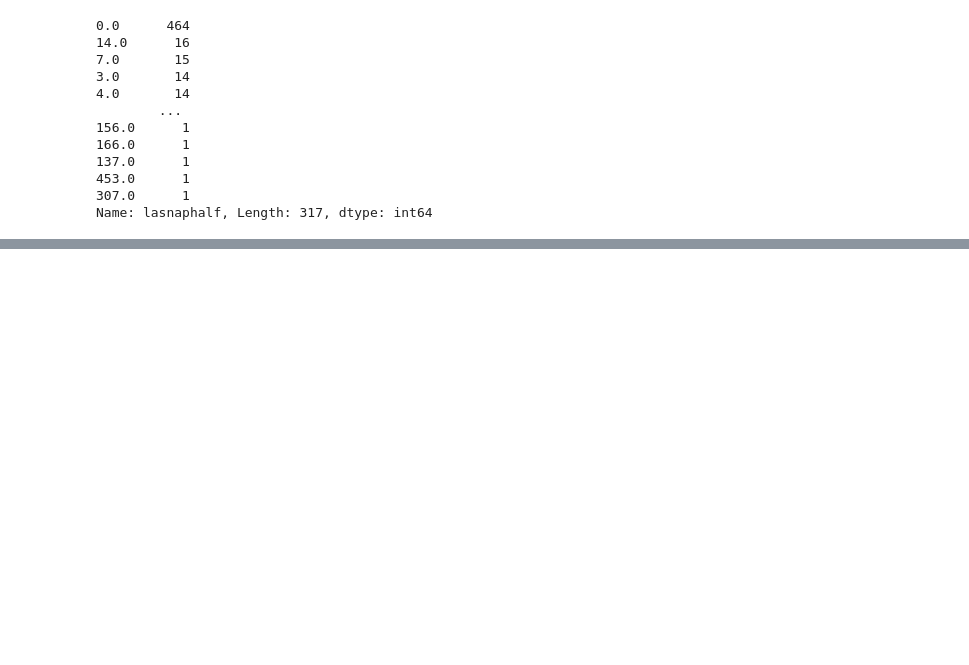
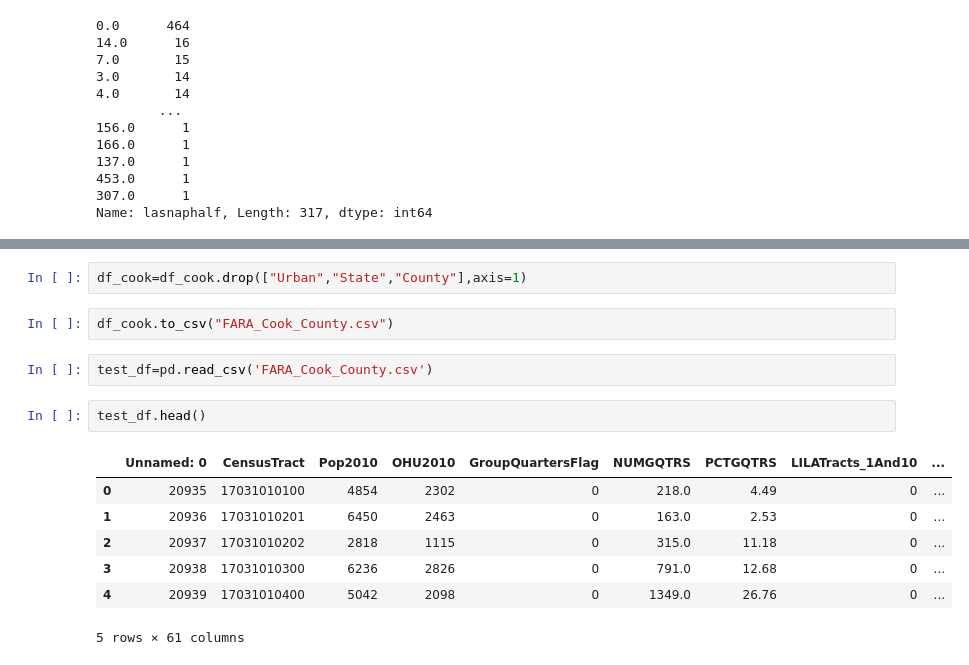
Before and after one commit to DS4A-team92/food-deserts, a Jupyter notebook: notebooks/3.0_ZH_FARA_initial_cleaning.ipynb, the cells around one changed output, grey strips where cells are left out. Cells and saved outputs as stored; diff of their text form; blank space fills up the shorter version.

```diff
--- a/notebooks/3.0_ZH_FARA_initial_cleaning.ipynb
+++ b/notebooks/3.0_ZH_FARA_initial_cleaning.ipynb
@@ -285,0 +302,16 @@ Name: lasnaphalf, Length: 317, dtype: int64
+# %%
+df_cook=df_cook.drop(["Urban","State","County"],axis=1)
+# %%
+df_cook.to_csv("FARA_Cook_County.csv")
+# %%
+test_df=pd.read_csv('FARA_Cook_County.csv')
+# %%
+test_df.head()
+# %% [output]
+|  | Unnamed: 0 | CensusTract | Pop2010 | OHU2010 | GroupQuartersFlag | NUMGQTRS | PCTGQTRS | LILATracts_1And10 | ... |
+| 0 | 20935 | 17031010100 | 4854 | 2302 | 0 | 218.0 | 4.49 | 0 | ... |
+| 1 | 20936 | 17031010201 | 6450 | 2463 | 0 | 163.0 | 2.53 | 0 | ... |
+| 2 | 20937 | 17031010202 | 2818 | 1115 | 0 | 315.0 | 11.18 | 0 | ... |
+| 3 | 20938 | 17031010300 | 6236 | 2826 | 0 | 791.0 | 12.68 | 0 | ... |
+| 4 | 20939 | 17031010400 | 5042 | 2098 | 0 | 1349.0 | 26.76 | 0 | ... |
+5 rows × 61 columns
```
Also changed, not shown: parts of 3 cells of this notebook, 1 other file.
